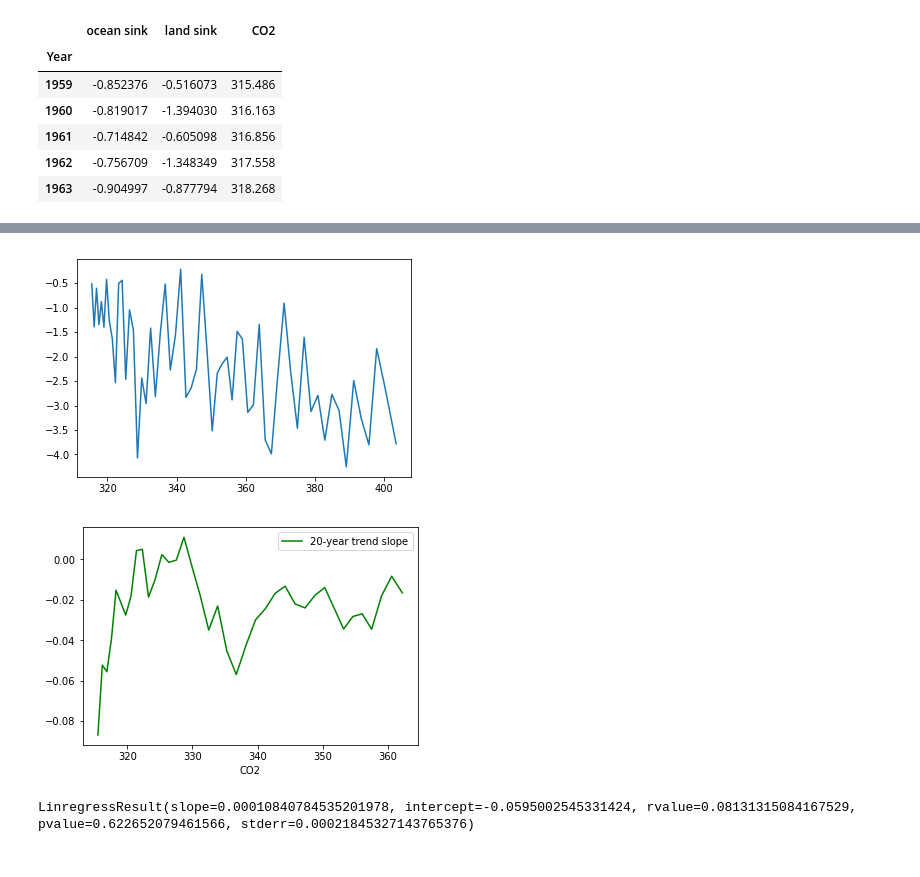
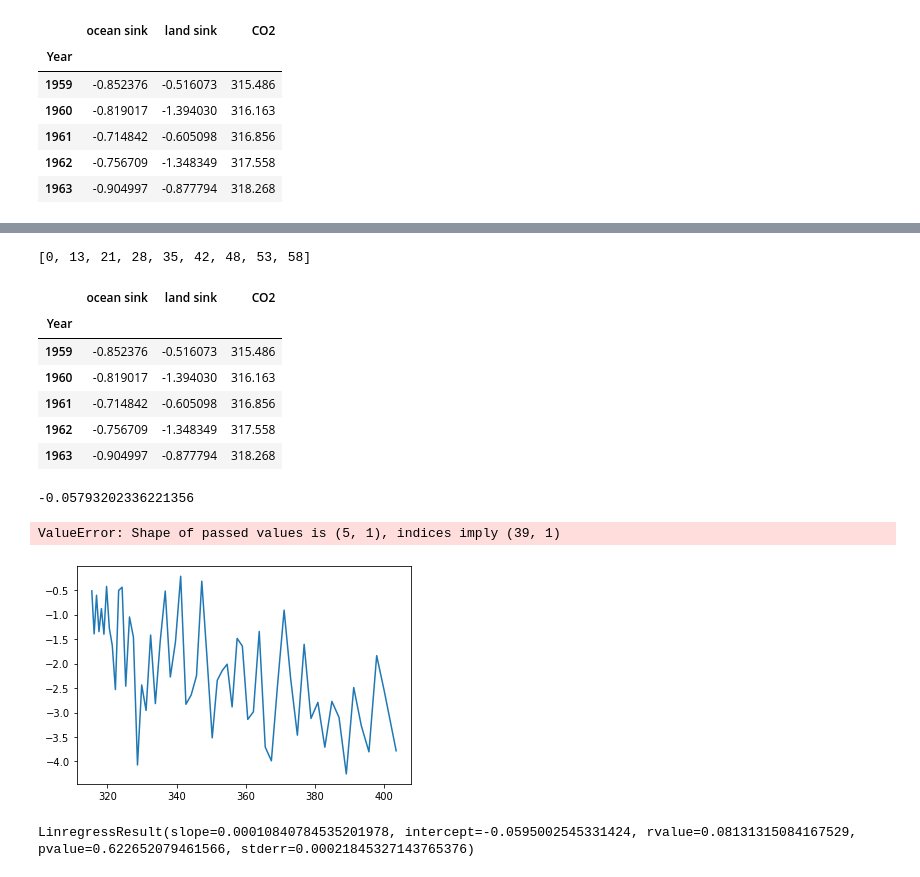
Before and after one commit to rursino/carbon-cycle-feedbacks, a Jupyter notebook: Peylin_flux/Notebooks/CO2_reg.ipynb, the cells around one changed output, grey strips where cells are left out. Saved outputs shown, nothing was run; the diff lists cells and outputs as text; code cells hidden in the pictures.

Commit message:
Work on CO2 windows

```diff
--- a/Peylin_flux/Notebooks/CO2_reg.ipynb
+++ b/Peylin_flux/Notebooks/CO2_reg.ipynb
@@ -53,0 +54,9 @@ plt.scatter(df.CO2, df['land sink'])
+# %%
+next_val = CO2.values.squeeze()[0]+20
+
+indices= []
+for index, val in enumerate(CO2.values.squeeze()):
+    if val > next_val:
+        indices.append(index)
+        next_val = CO2.values.squeeze()[index]+20
+indices
@@ -54,18 +74,58 @@ plt.scatter(df.CO2, df['land sink'])
+# %%
+def co2_window(ds, window=20):
+    next_val = ds.values.squeeze()[0]+window
+
+    indices = [0]
+    for index, val in enumerate(CO2.values.squeeze()):
+        if val > next_val:
+            indices.append(index)
+            next_val = CO2.values.squeeze()[index]+window
+
+    return indices
+# %%
+co2_window(CO2, 10)
+# %% [output]
+[0, 13, 21, 28, 35, 42, 48, 53, 58]
 # %%
-df.
+df.head()
+# %% [output]
+|  | ocean sink | land sink | CO2 |
+| Year |  |  |  |
+| 1959 | -0.852376 | -0.516073 | 315.486 |
+| 1960 | -0.819017 | -1.394030 | 316.163 |
+| 1961 | -0.714842 | -0.605098 | 316.856 |
+| 1962 | -0.756709 | -1.348349 | 317.558 |
+| 1963 | -0.904997 | -0.877794 | 318.268 |
+# %%
+first, second = co2_window(df.CO2, window=20)[0], co2_window(df.CO2, window=20)[1]
+ds = df.iloc[first:second+1]
+stats.linregress(ds.CO2, ds['land sink'])[0]
+# %% [output]
+-0.05793202336221356
 # %%
 def rolling_trend_co2(data, sink='land sink', window=20, r_plot=False):
+
+    def co2_window(ds, window):
+        next_val = ds.values.squeeze()[0]+window
+
+        indices = [0]
+        for index, val in enumerate(CO2.values.squeeze()):
+            if val > next_val:
+                indices.append(index)
+                next_val = CO2.values.squeeze()[index]+window
+
+        return indices
 
     roll_values = []
     r_values = []
 
-    for i in range(0,59-window):
-        df = data.iloc[i:i+window+1]
+    for i in co2_window(data.CO2, window):
+        df = data.iloc[i:i+1]
         roll_values.append(stats.linregress(df.CO2, df[sink])[0])
         r_values.append(stats.linregress(df.CO2, df[sink])[2])
 
     plt.plot(data.CO2, data[sink])
-    roll_df = pd.DataFrame({f'{window}-year trend slope': roll_values}, index=data.CO2[:-window])
+    roll_df = pd.DataFrame({f'{window}-CO2 trend slope': roll_values}, index=data.CO2[:-window])
     roll_df.plot(color='g')
 
     if r_plot:
@@ -76,9 +136,10 @@ def rolling_trend_co2(data, sink='land sink', window=20, r_plot=False):
     return roll_df
 # %%
 land_roll_co2 = rolling_trend_co2(df)
+land_roll_co2
 # %% [output]
+ValueError: Shape of passed values is (5, 1), indices imply (39, 1)
-[figure, old version]
+[figure, new version]
-[figure, removed]
 # %%
 stats.linregress(land_roll_co2.index, land_roll_co2.values.squeeze())
 # %% [output]
```
Also changed, not shown: parts of 3 cells of this notebook.
